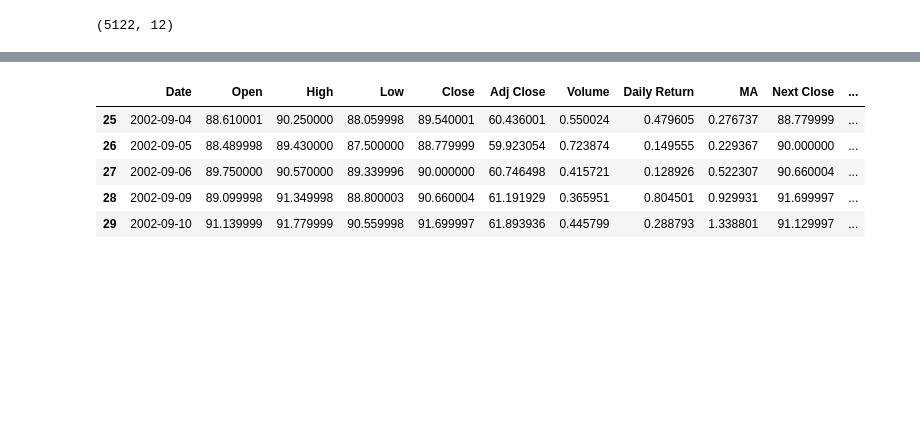
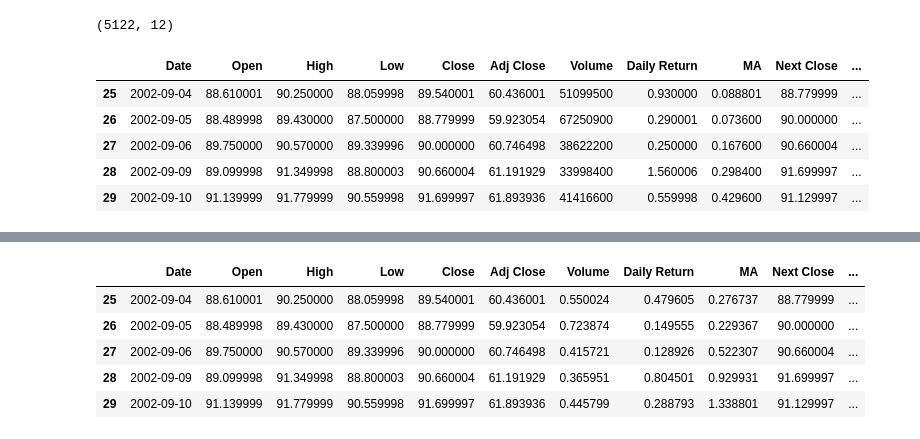
Before and after one commit to florencetsang/ml-portfolio-poc, a Jupyter notebook: ml_portfolio.ipynb, the cells around one changed output, grey strips where cells are left out. Drawn from its saved outputs; the diff is of its cells as text; code cells hidden in the pictures; blank space fills up the shorter version.

```diff
--- a/ml_portfolio.ipynb
+++ b/ml_portfolio.ipynb
@@ -161,3 +160,12 @@ low_risk = remove_for_ma(low_risk, MA_DAYS)
 print(high_risk.shape)
 # %% [output]
 (5122, 12)
+# %%
+high_risk.head()
+# %% [output]
+|  | Date | Open | High | Low | Close | Adj Close | Volume | Daily Return | MA | Next Close | ... |
+| 25 | 2002-09-04 | 88.610001 | 90.250000 | 88.059998 | 89.540001 | 60.436001 | 51099500 | 0.930000 | 0.088801 | 88.779999 | ... |
+| 26 | 2002-09-05 | 88.489998 | 89.430000 | 87.500000 | 88.779999 | 59.923054 | 67250900 | 0.290001 | 0.073600 | 90.000000 | ... |
+| 27 | 2002-09-06 | 89.750000 | 90.570000 | 89.339996 | 90.000000 | 60.746498 | 38622200 | 0.250000 | 0.167600 | 90.660004 | ... |
+| 28 | 2002-09-09 | 89.099998 | 91.349998 | 88.800003 | 90.660004 | 61.191929 | 33998400 | 1.560006 | 0.298400 | 91.699997 | ... |
+| 29 | 2002-09-10 | 91.139999 | 91.779999 | 90.559998 | 91.699997 | 61.893936 | 41416600 | 0.559998 | 0.429600 | 91.129997 | ... |
```
Also changed, not shown: parts of 4 cells of this notebook.
